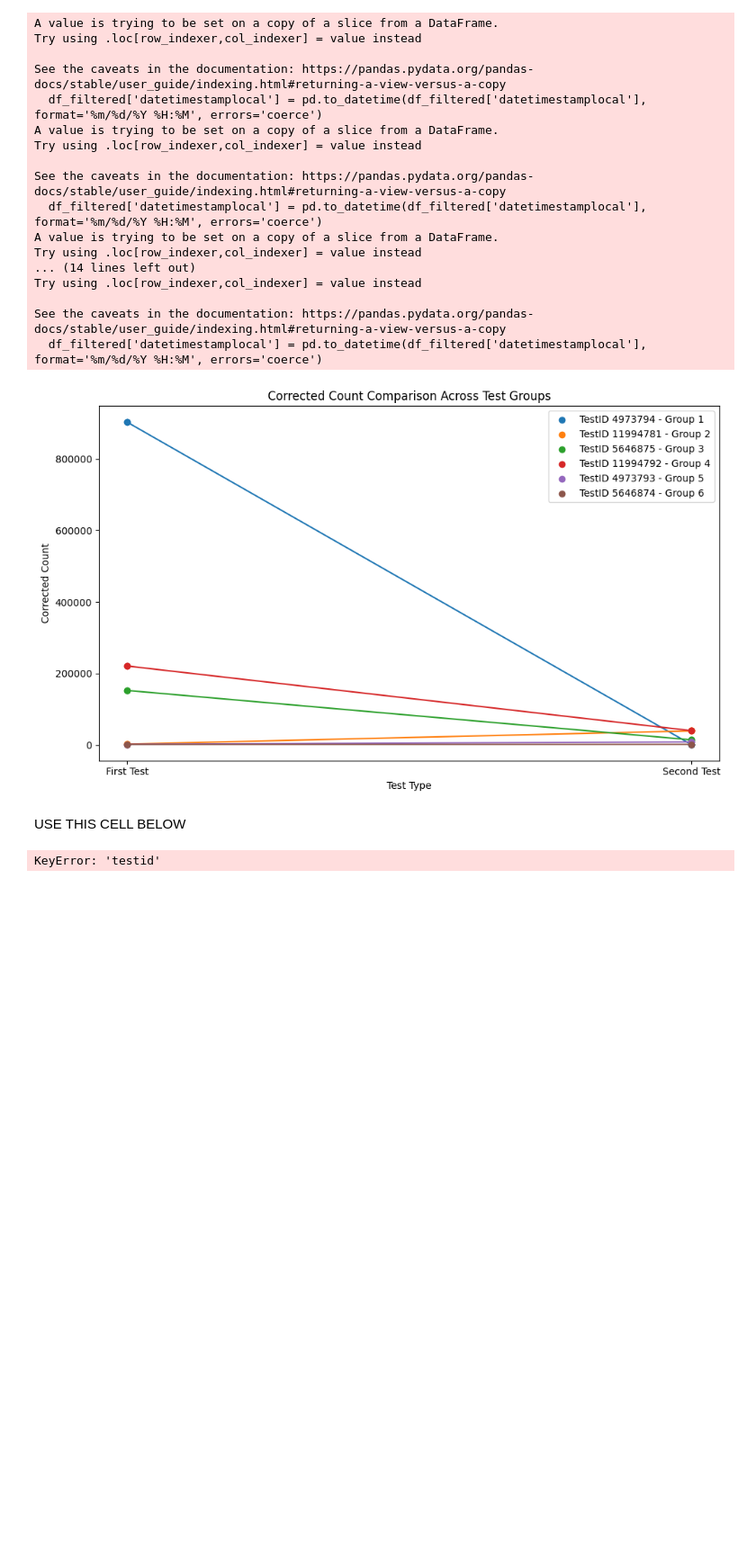
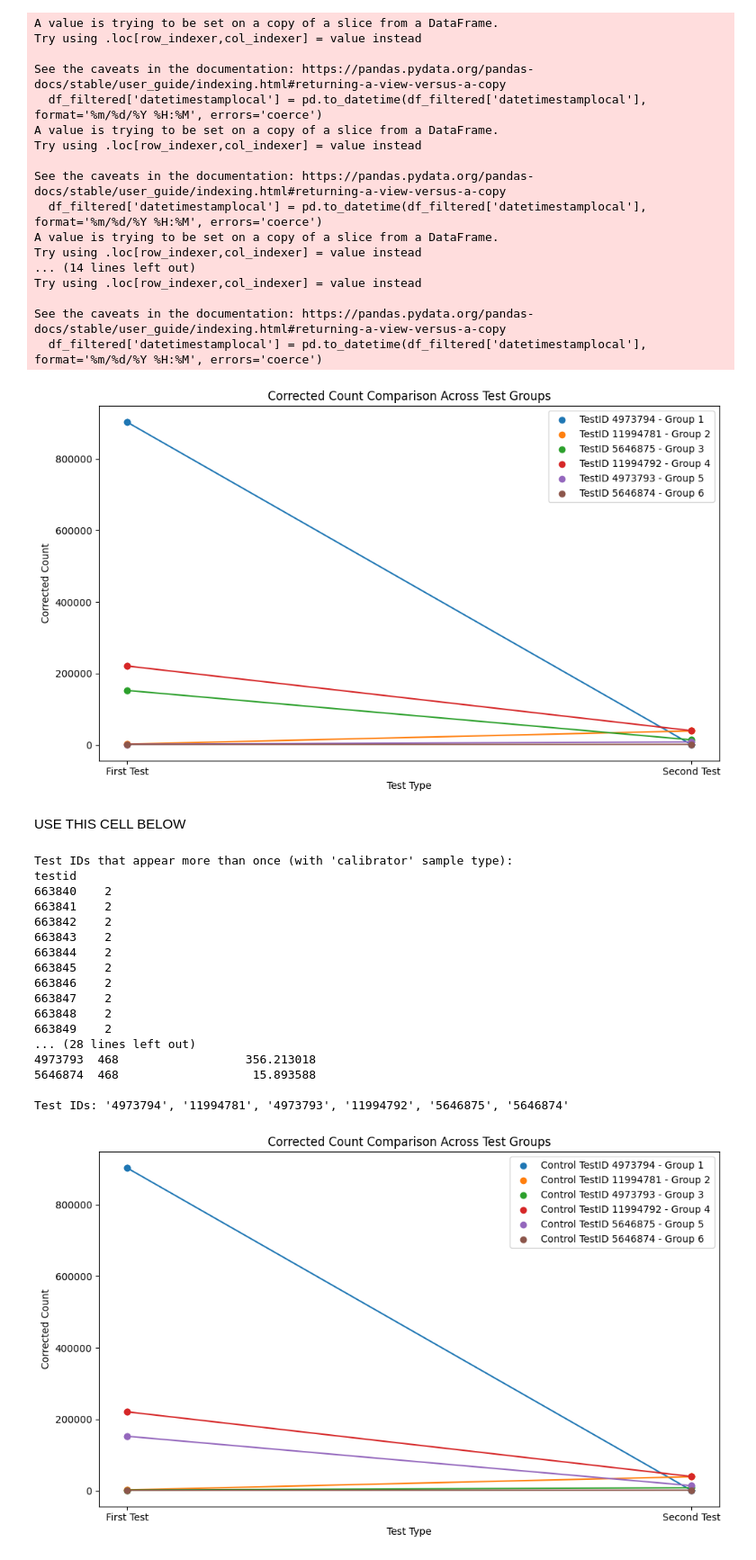
Before and after one commit to AbalusAwudu/Capstone-Project, a Jupyter notebook: samesampleid.ipynb, the cells around one changed output. Shown at 90% size. Saved outputs shown, nothing was run; the diff lists cells and outputs as text; code cells hidden in the pictures; blank space fills up the shorter version.

```diff
--- a/samesampleid.ipynb
+++ b/samesampleid.ipynb
@@ -216,7 +228,7 @@ import pandas as pd
 import matplotlib.pyplot as plt
 
 # Read the data
-df = pd.read_csv('1.2seconddataset.csv')
+df = pd.read_csv('1.1seconddataset.csv')
 
 # Strip any leading/trailing whitespace from 'testid' to avoid mismatches
 df['testid'] = df['testid'].astype(str).str.strip()
@@ -359,31 +371,48 @@ def plot_test_data(testid, label, sample_type):
             df_plot = df_filtered[['test_type', 'correctedcount']]
 
             # Plot the data points (scatter)
             plt.scatter(df_plot['test_type'], df_plot['correctedcount'], label=f'{sample_type} TestID {testid} - {label}')
 
             # Connect the points with a line
             plt.plot(df_plot['test_type'], df_plot['correctedcount'], linestyle='-', marker='o')
 
 # Plot data for all test IDs in the list (calibrators and controls)
 plt.figure(figsize=(10, 6))
 
 # Loop over each test ID and plot it for both 'Calibrator' and 'Control'
 for idx, testid in enumerate(test_ids_to_plot):
     # Plot for calibrator only
     if testid in test_ids_to_plot_calibrator:
         plot_test_data(testid, f'Group {idx+1}', sample_type='Calibrator')
     # Plot for control only
     if testid in test_ids_to_plot_control:
         plot_test_data(testid, f'Group {idx+1}', sample_type='Control')
 
 # Customize the plot
 plt.title('Corrected Count Comparison Across Test Groups')
 plt.xlabel('Test Type')
 plt.ylabel('Corrected Count')
 plt.legend()
 
 # Show the plot
 plt.tight_layout()
 plt.show()
 # %% [output]
-KeyError: 'testid'
+Test IDs that appear more than once (with 'calibrator' sample type):
+testid
+663840    2
+663841    2
+663842    2
+663843    2
+663844    2
+663845    2
+663846    2
+663847    2
+663848    2
+663849    2
+... (28 lines left out)
+4973793  468                  356.213018
+5646874  468                   15.893588
+
+Test IDs: '4973794', '11994781', '4973793', '11994792', '5646875', '5646874'
+[figure, added]
```
Also changed, not shown: parts of 1 cell of this notebook, 1 other file.
